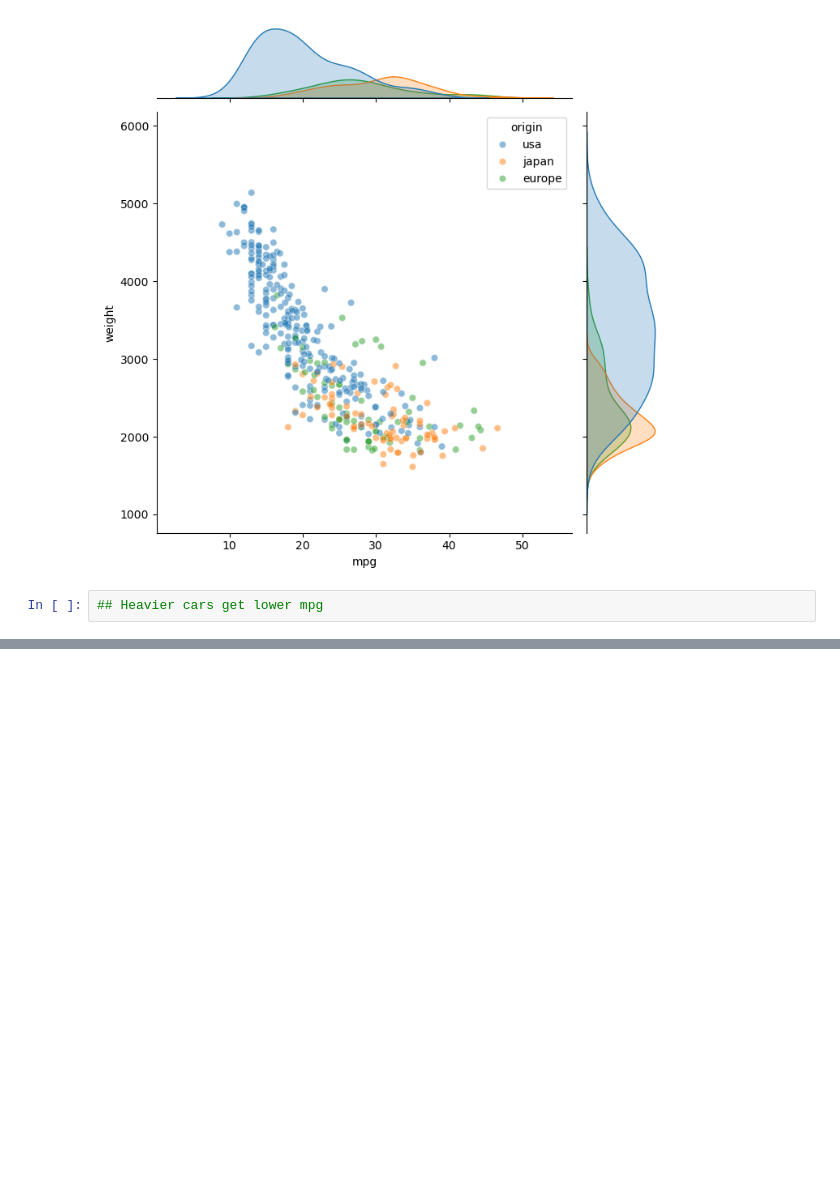
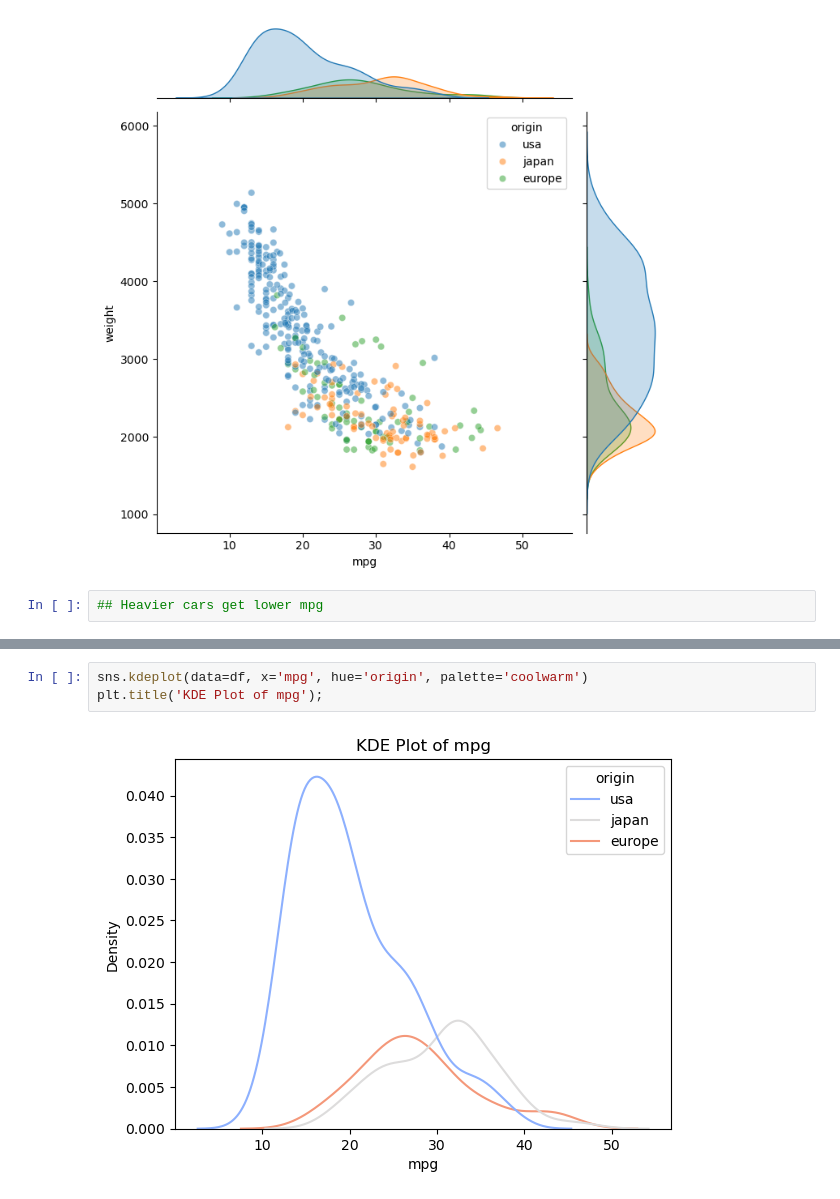
Before and after one commit to SamaMIS88/auto-mpg-seaborn-eda, a Jupyter notebook: notebooks/distributions.ipynb, the cells around one changed output, grey strips where cells are left out. Drawn from its saved outputs; the diff is of its cells as text; blank space fills up the shorter version.

```diff
--- a/notebooks/distributions.ipynb
+++ b/notebooks/distributions.ipynb
@@ -69,0 +74,5 @@ g=sns.jointplot(data=df, x='mpg', y='weight', hue='origin', kind='scatter', alph
+# %%
+sns.kdeplot(data=df, x='mpg', hue='origin', palette='coolwarm')
+plt.title('KDE Plot of mpg');
+# %% [output]
+[figure, added]
```
Also changed, not shown: parts of 1 cell of this notebook.
